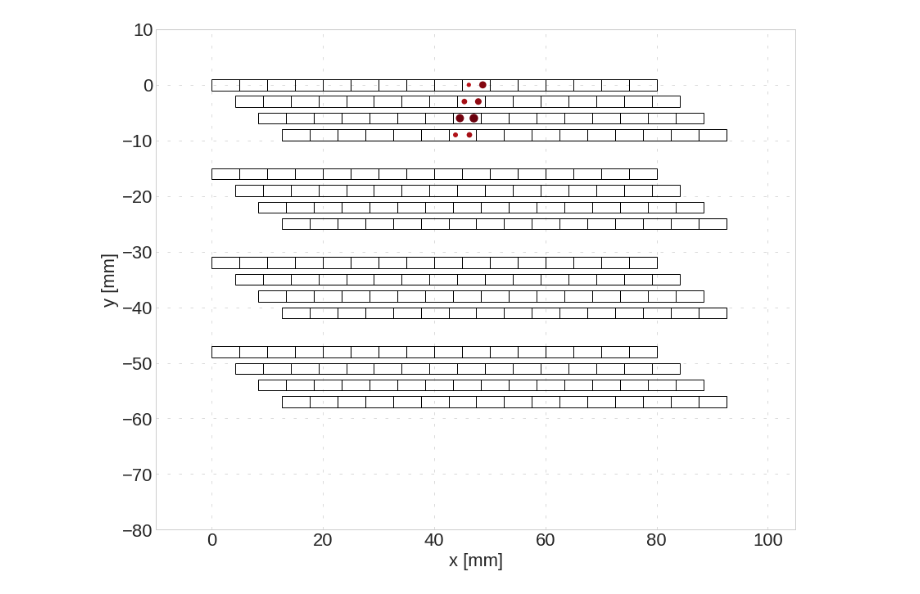
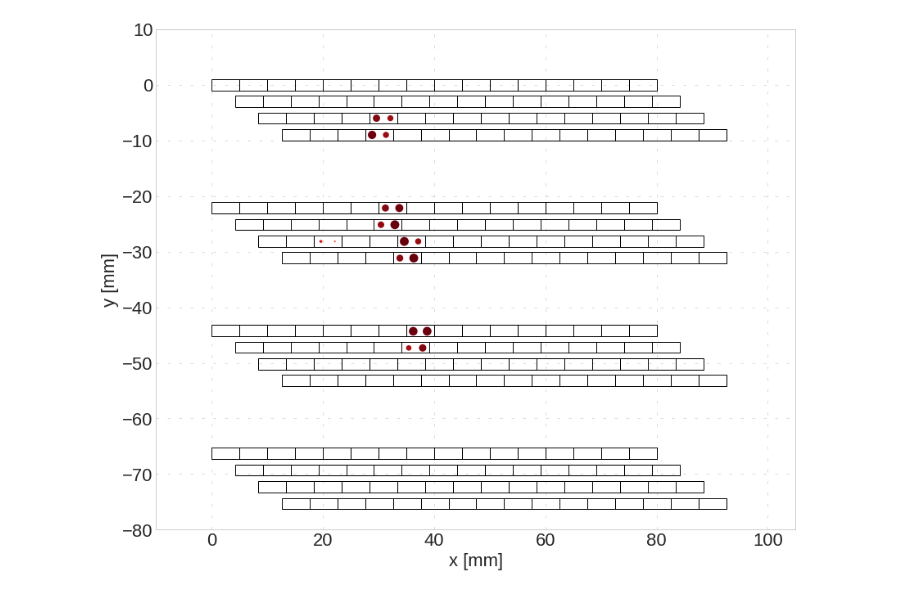
Before and after one commit to oksuzian/Mu2eANL, a Jupyter notebook: Wideband/WidebandAna.ipynb, the cells around one changed output. Saved outputs shown, nothing was run; the diff lists cells and outputs as text; code cells hidden in the pictures.

```diff
--- a/Wideband/WidebandAna.ipynb
+++ b/Wideband/WidebandAna.ipynb
@@ -35,3 +37,7 @@ df = uproot_tree.pandas.df(['PEs', 'timeSinceSpill', 'spillNumber', 'eventNumber
+# %%
+root_file = 'drive/MyDrive/Wideband/rec.mu2e.CRV_wideband_cosmics.crvaging-004.001082_000.root'
+tree = uproot.open(root_file+":run")
+df = tree.arrays(filter_name=['PEs', 'timeSinceSpill', 'spillNumber', 'eventNumber'],library="pd")
 # %%
 plt.hist(df['PEs[0][63]'], histtype='step', bins=100, range=(-1, 199));
 plt.hist(df['PEs[1][63]'], histtype='step', bins=100, range=(-1, 199));
@@ -61,46 +66,42 @@ plt.xlabel('Time [s]');
 # %%
 vmax=75
 norm = matplotlib.colors.LogNorm(vmin=2, vmax=vmax)
-m = cm.ScalarMappable(norm=norm, cmap=plt.cm.Reds)
+m = plt.cm.ScalarMappable(norm=norm, cmap=plt.cm.Reds)
 #m = cm.ScalarMappable(norm=norm, cmap=plt.cm.viridis)
 
-df_ = df.query('spillNumber==1 and eventNumber==10')
+df_ = df.query('spillNumber==1 and eventNumber==19')
 
 num_modules=4
 xy=[]
 for x in range(0,15):
   for y in range(0,4):
     for n in range(0,num_modules):
-      xy.append([5*x+4.2*y,-y*3-n*16])
+      xy.append([5*x+4.2*y,-y*3-n*22.1]) # FIXME: Gap between modules is 4"=10.16 cm. Why 22.1?
 
 fig, axs = plt.subplots(1,1, figsize=(14,14))
 axs.set_aspect(aspect='equal')
 axs.set_xlim(-10, 105)
 axs.set_ylim(-80, 10)
 axs.set_ylabel("y [mm]")
 axs.set_xlabel("x [mm]")
 for x, y in xy:
     rect1 = plt.Rectangle((x, y-1), 10, 2, fill=None)
     axs.add_patch(rect1)
 
 
-for feb in range(0,2):
+for feb in range(0,4):
   for chan in range(0,64):
     layer=feb*2+chan//32
     chanLayer = chan%32
 
+    layer = layer+2 # First two layers are empty
+    num_modules = layer//4 #Which module based on number of layers
     y = -layer*3
-    x = 2.5*chanLayer+4.2*layer
+    x = 2.5*chanLayer+4.2*(layer%4)
 
-    if feb==0:
-      feb_=1
-    else:
-      feb_=0
-
-    z = df_['PEs[%d][%d]'%(feb_,chan)].iloc[0]
+    z = df_['PEs[%d][%d]'%(feb,chan)].iloc[0]
     z = np.clip(z, 0.1, vmax)
-#    rect = plt.Rectangle((x+0.5, y-1), 1.5, 2, fc=m.to_rgba(z))
-    rect = plt.Circle((x+1.25, y), 0.8*z/vmax, fc=m.to_rgba(z))
+    rect = plt.Circle((x+1.25, y-num_modules*10.16), 0.8*z/vmax, fc=m.to_rgba(z))
     axs.add_patch(rect)
 # %% [output]
-[figure, old version]
+[figure, new version]
```
Also changed, not shown: parts of 9 cells of this notebook.
